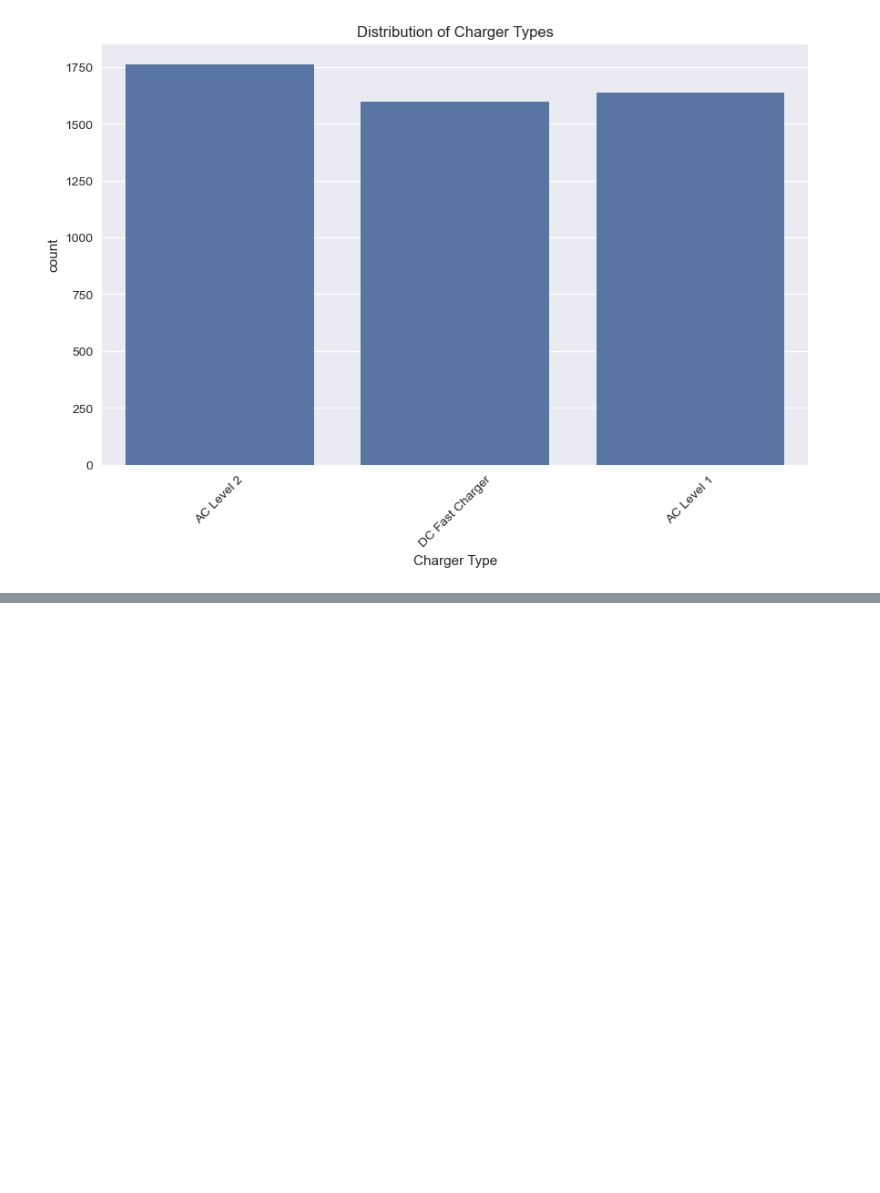
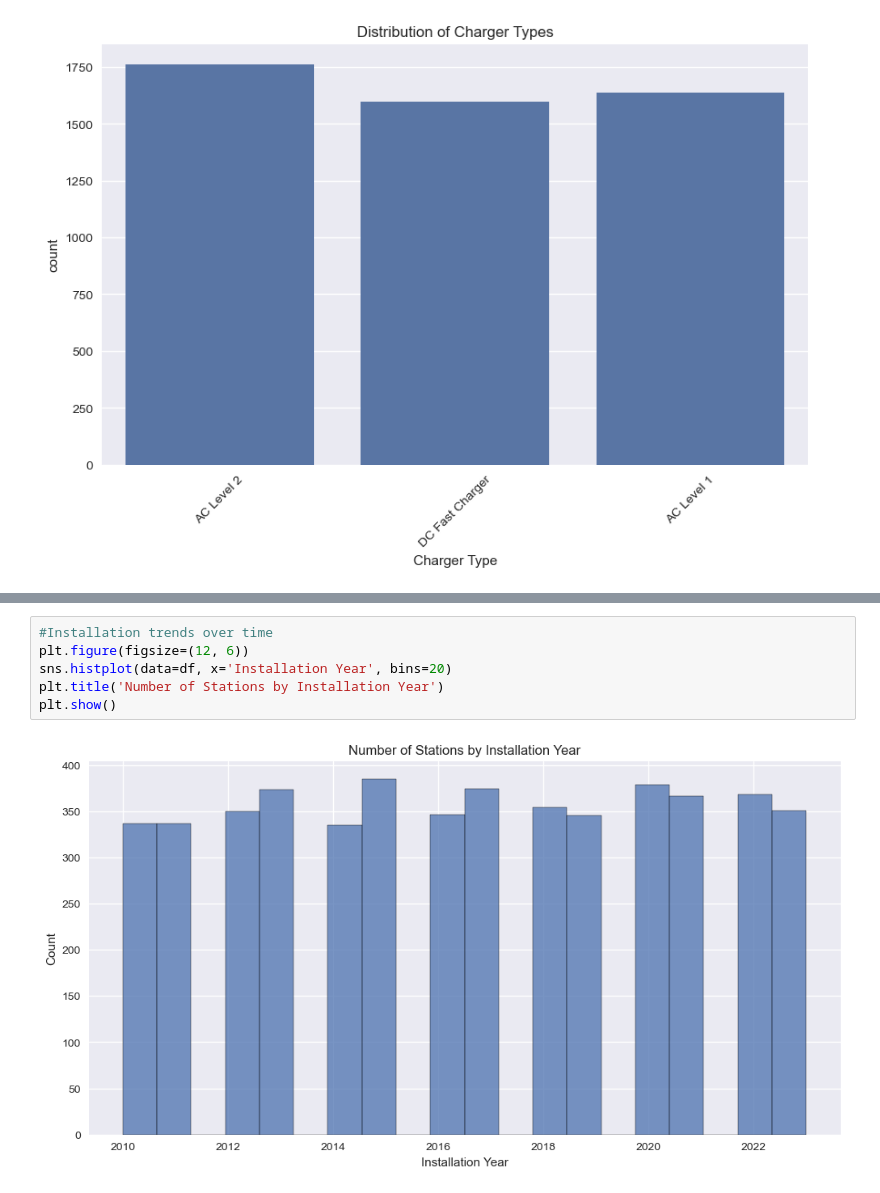
Before and after one commit to brennanlmorris/EV_infrastructure, a Jupyter notebook: EV_infrastructure.ipynb, the cells around one changed output, grey strips where cells are left out. Drawn from its saved outputs; the diff is of its cells as text; blank space fills up the shorter version.

```diff
--- a/EV_infrastructure.ipynb
+++ b/EV_infrastructure.ipynb
@@ -111,0 +192,8 @@ plt.show()
+# %%
+#Installation trends over time
+plt.figure(figsize=(12, 6))
+sns.histplot(data=df, x='Installation Year', bins=20)
+plt.title('Number of Stations by Installation Year')
+plt.show()
+# %% [output]
+[figure, added]
```
Also changed, not shown: parts of 5 cells of this notebook.
